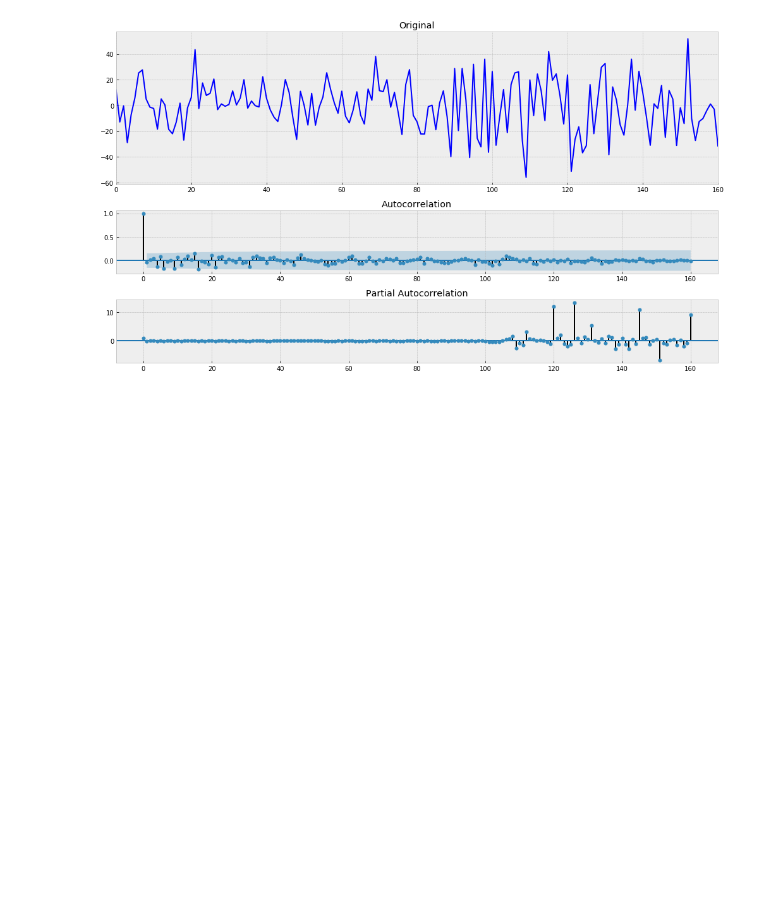
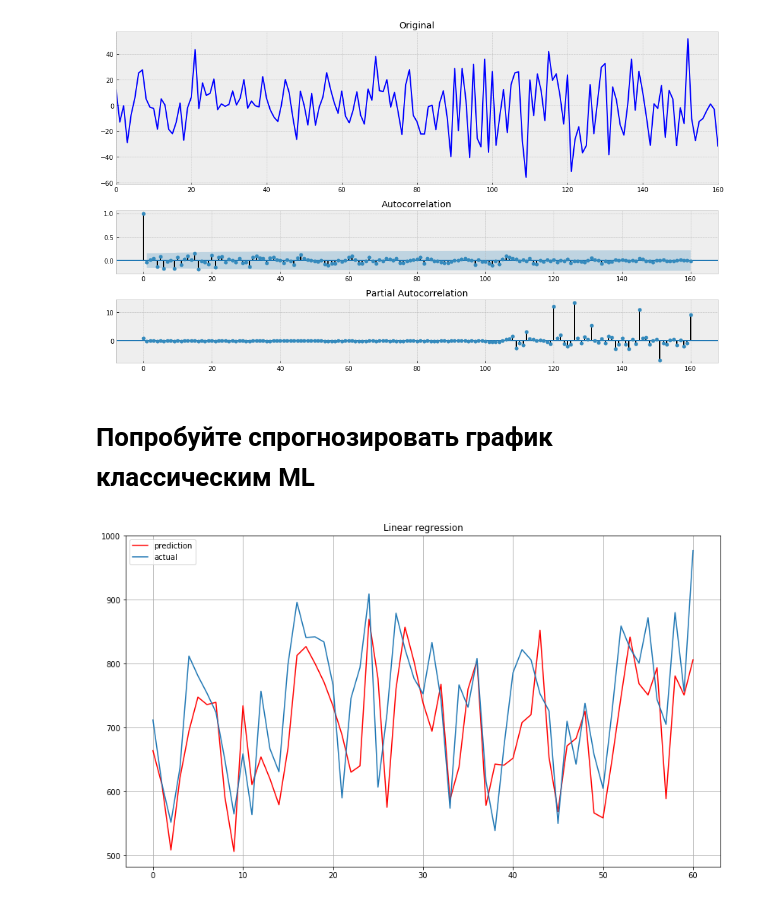
Before and after one commit to zhivin/netology, a Jupyter notebook: HW 9.3 ARIMA GARCH.ipynb, the cells around one changed output. Cells and saved outputs as stored; diff of their text form; code cells hidden in the pictures; blank space fills up the shorter version.

```diff
--- a/HW 9.3 ARIMA GARCH.ipynb
+++ b/HW 9.3 ARIMA GARCH.ipynb
@@ -250,3 +241,6 @@ Critical Value (5%)           -2.879780e+00
 Critical Value (10%)          -2.576495e+00
 dtype: float64
 [figure]
+# %% [markdown]
+
+# Попробуйте спрогнозировать график классическим ML
@@ -252,0 +271,30 @@ dtype: float64
+# %%
+auto_reg = pd.read_csv("Series/monthly-us-auto-registration-tho.csv")
+
+auto_reg0 = auto_reg.ix[:,0].str.split(';')
+data=[]
+index=[]
+
+for arr in auto_reg0.values:
+    index.append(arr[0])
+    data.append(int(arr[1]))
+auto_reg_ready = pd.Series(data = data, index = index)
+
+series = auto_reg_ready
+# %%
+X_train, X_test, y_train, y_test = prepareData(series, lag_start=1, lag_end=20, test_size=0.3)
+# %%
+from sklearn.linear_model import LinearRegression
+
+lr = LinearRegression()
+lr.fit(X_train, y_train)
+prediction = lr.predict(X_test)
+
+plt.figure(figsize=(14, 8))
+plt.plot(prediction, "r", label="prediction")
+plt.plot(y_test.values, label="actual")
+plt.legend(loc="best")
+plt.title("Linear regression")
+plt.grid(True);
+# %% [output]
+[figure, added]
```
Also changed, not shown: parts of 8 cells of this notebook, 1 other file.
